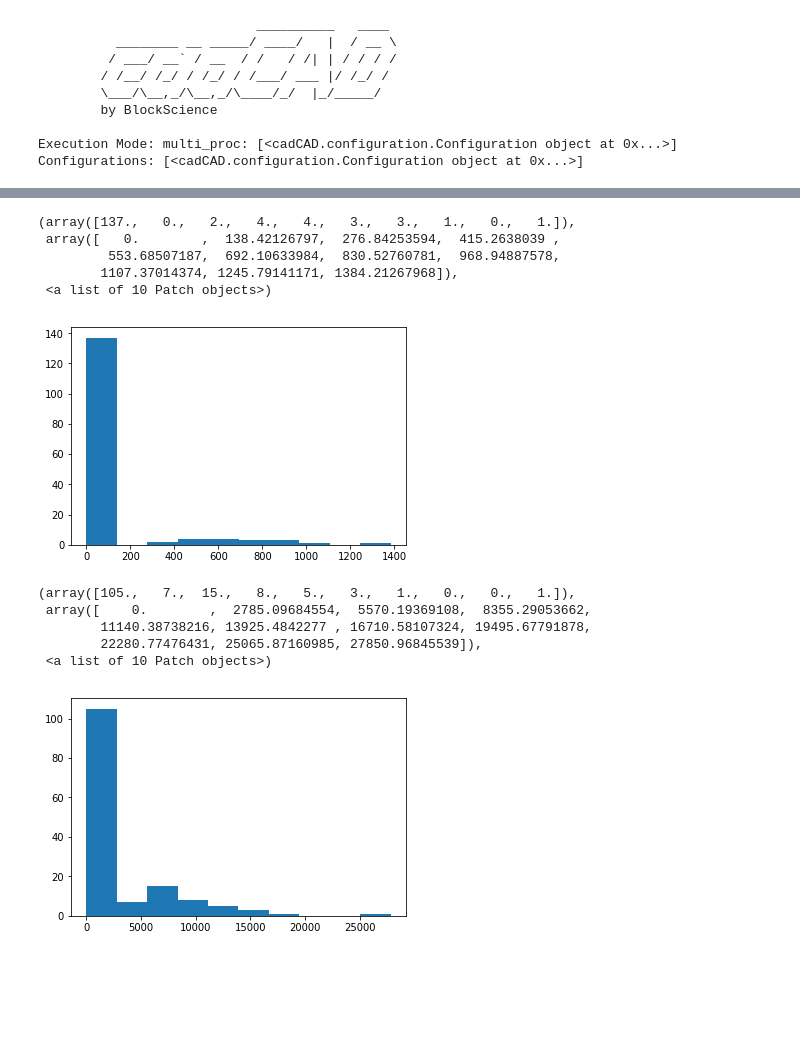
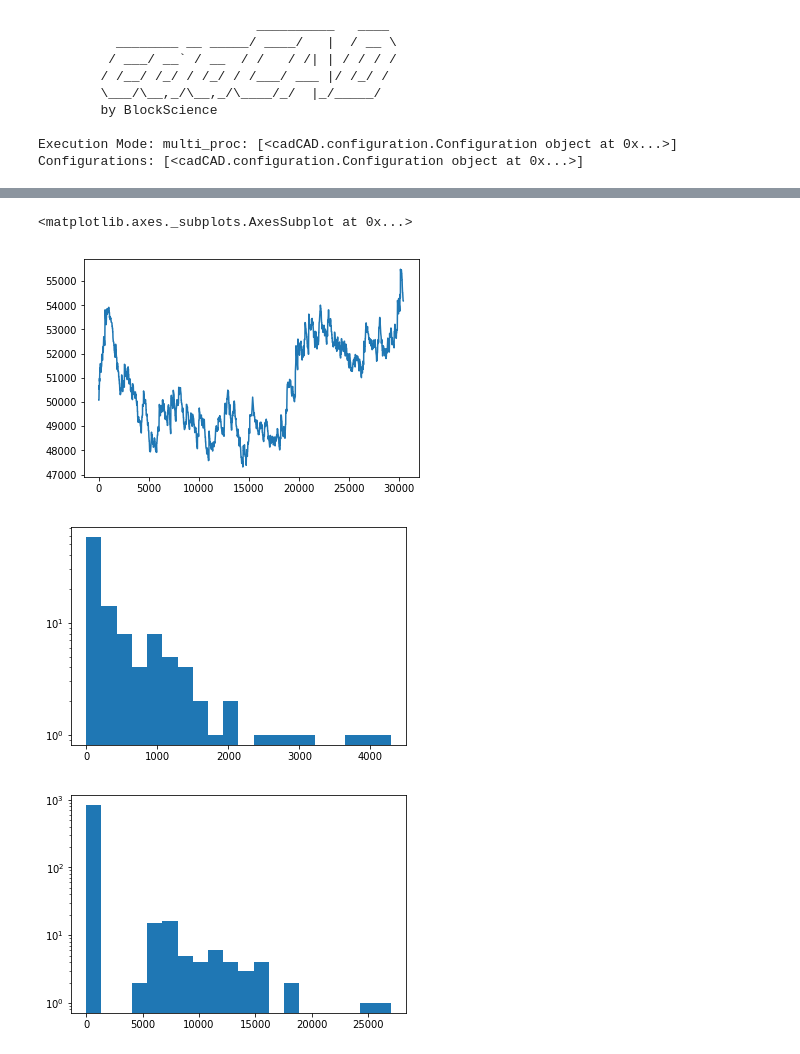
Before and after one commit to BlockScience/conviction, a Jupyter notebook: abc_sim.ipynb, the cells around one changed output, grey strips where cells are left out. Drawn from its saved outputs; the diff is of its cells as text; code cells hidden in the pictures; blank space fills up the shorter version.

```diff
--- a/abc_sim.ipynb
+++ b/abc_sim.ipynb
@@ -462,0 +540,15 @@ plt.legend(['min', 'median','mean','wt mean','max', 'spot'])
+# %%
+tx_data = rdf.actions.values
+transactions = []
+states = []
+for t in range(time_periods_per_run):
+    for tx in range(len(tx_data[t])):
+        states.append(tx_data[t][tx]['posterior'])
+        transactions.append(tx_data[t][tx])
+# %%
+sdf = pd.DataFrame(states)
+tdf = pd.DataFrame(transactions).drop('posterior', axis=1)
+# %%
+ind=tdf[tdf.amt==0].index
+tdf.drop(ind, inplace=True)
+sdf.drop(ind, inplace=True)
@@ -463,23 +595,20 @@ plt.legend(['min', 'median','mean','wt mean','max', 'spot'])
+# %%
+sdf.F.plot()
+# %% [output]
+<matplotlib.axes._subplots.AxesSubplot at 0x...>
+[figure, added]
 # %%
-bond_amts = [rdf.iloc[k].action['amt'] for k in range(time_periods_per_run) if rdf.iloc[k].action['mech']=='bond']
-burn_amts = [rdf.iloc[k].action['amt'] for k in range(time_periods_per_run) if rdf.iloc[k].action['mech']=='burn']
+bond_amts = [tdf.iloc[k].amt for k in range(time_periods_per_run) if tdf.iloc[k].mech=='bond']
+burn_amts = [tdf.iloc[k].amt for k in range(time_periods_per_run) if tdf.iloc[k].mech=='burn']
 # %%
-plt.hist(bond_amts)
+plt.hist(bond_amts, bins=20)
+plt.yscale('log')
 # %% [output]
-(array([137.,   0.,   2.,   4.,   4.,   3.,   3.,   1.,   0.,   1.]),
- array([   0.        ,  138.42126797,  276.84253594,  415.2638039 ,
-         553.68507187,  692.10633984,  830.52760781,  968.94887578,
-        1107.37014374, 1245.79141171, 1384.21267968]),
- <a list of 10 Patch objects>)
-[figure, old version]
+[figure, new version]
 # %%
-plt.hist(burn_amts)
+plt.hist(burn_amts, bins=20)
+plt.yscale('log')
 # %% [output]
-(array([105.,   7.,  15.,   8.,   5.,   3.,   1.,   0.,   0.,   1.]),
- array([    0.        ,  2785.09684554,  5570.19369108,  8355.29053662,
-        11140.38738216, 13925.4842277 , 16710.58107324, 19495.67791878,
-        22280.77476431, 25065.87160985, 27850.96845539]),
- <a list of 10 Patch objects>)
-[figure, old version]
+[figure, new version]
 # %%
 rdf['invariant'] = rdf.supply.apply(lambda x: x**kappa)/rdf.reserve
```
Also changed, not shown: parts of 48 cells of this notebook, 3 other files.
